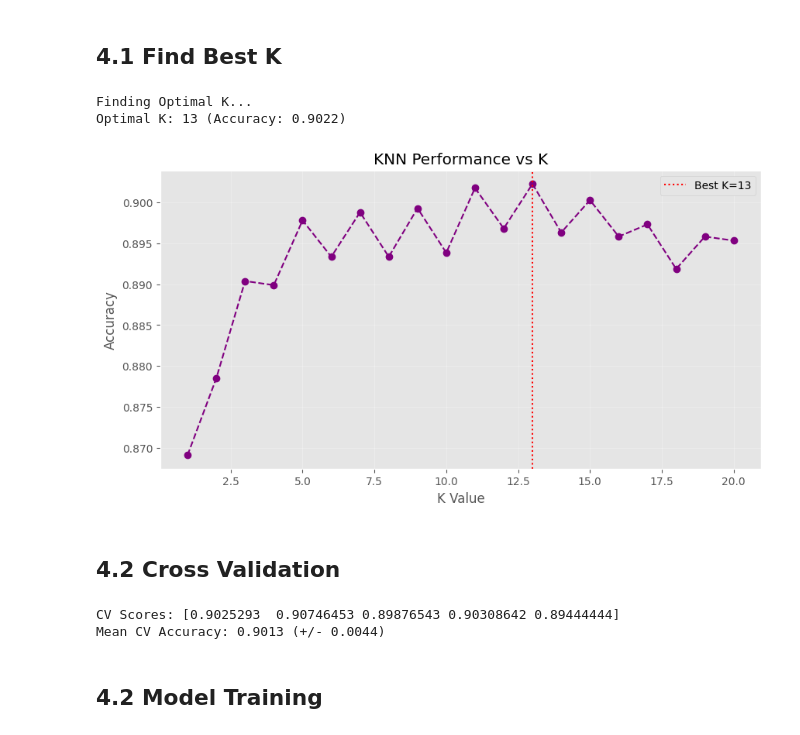
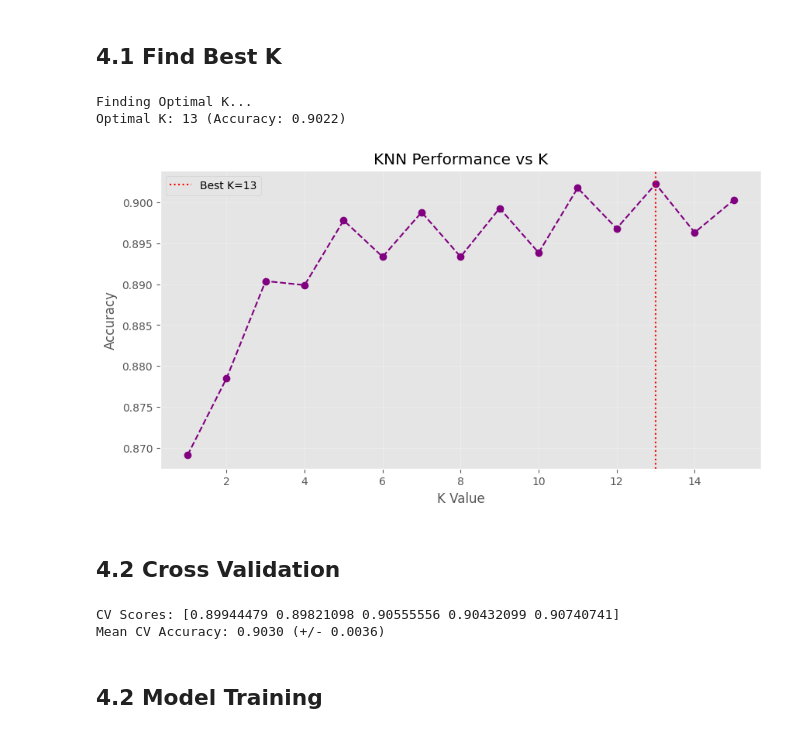
Before and after one commit to zeepaulus/P4DS_Lab02, a Jupyter notebook: notebooks/03_modeling.ipynb, the cells around one changed output. Saved outputs shown, nothing was run; the diff lists cells and outputs as text; code cells hidden in the pictures.

```diff
--- a/notebooks/03_modeling.ipynb
+++ b/notebooks/03_modeling.ipynb
@@ -40,7 +40,7 @@ CV Accuracy: 0.9001 (+/- 0.0046)
 # %% [markdown]
 ## 3.2 Model Training
 # %%
-log_reg = LogisticRegression(learning_rate=0.1, n_iterations=3000, regularization = 'l2', lambda_reg = 0.01)
+log_reg = LogisticRegression(learning_rate=0.1, n_iterations=10000, regularization = 'l2', lambda_reg = 0.01)
 log_reg.fit(X_train, y_train)
 print("Training completed.")
 # %% [output]
@@ -94,22 +94,22 @@ plot_roc_curve(fpr_log, tpr_log, auc_log, title='ROC Curve - Logistic Regression
 ## 4.1 Find Best K
 # %%
 print("Finding Optimal K...")
-best_k, best_acc, acc_history = find_best_k(X_train, y_train, X_test, y_test, max_k=20)
+best_k, best_acc, acc_history = find_best_k(X_train, y_train, X_test, y_test, max_k=15)
 print(f"Optimal K: {best_k} (Accuracy: {best_acc:.4f})")
 
 plt.figure(figsize=(10, 5))
-plt.plot(range(1, 21), acc_history, marker='o', linestyle='--', color='purple')
+plt.plot(range(1, 16), acc_history, marker='o', linestyle='--', color='purple')
 plt.axvline(best_k, color='red', linestyle=':', label=f'Best K={best_k}')
 plt.xlabel('K Value')
 plt.ylabel('Accuracy')
 plt.title('KNN Performance vs K')
 plt.legend()
 plt.grid(True, alpha=0.3)
 plt.show()
 # %% [output]
 Finding Optimal K...
 Optimal K: 13 (Accuracy: 0.9022)
-[figure, old version]
+[figure, new version]
 # %% [markdown]
 ## 4.2 Cross Validation
 # %%
@@ -122,8 +122,8 @@ cv_scores_knn, cv_mean_knn, cv_std_knn = cross_validation(
 print(f"CV Scores: {cv_scores_knn}")
 print(f"Mean CV Accuracy: {cv_mean_knn:.4f} (+/- {cv_std_knn:.4f})")
 # %% [output]
-CV Scores: [0.9025293  0.90746453 0.89876543 0.90308642 0.89444444]
-Mean CV Accuracy: 0.9013 (+/- 0.0044)
+CV Scores: [0.89944479 0.89821098 0.90555556 0.90432099 0.90740741]
+Mean CV Accuracy: 0.9030 (+/- 0.0036)
 # %% [markdown]
 ## 4.2 Model Training
 # %%
```
Also changed, not shown: parts of 9 cells of this notebook, 2 other files.
